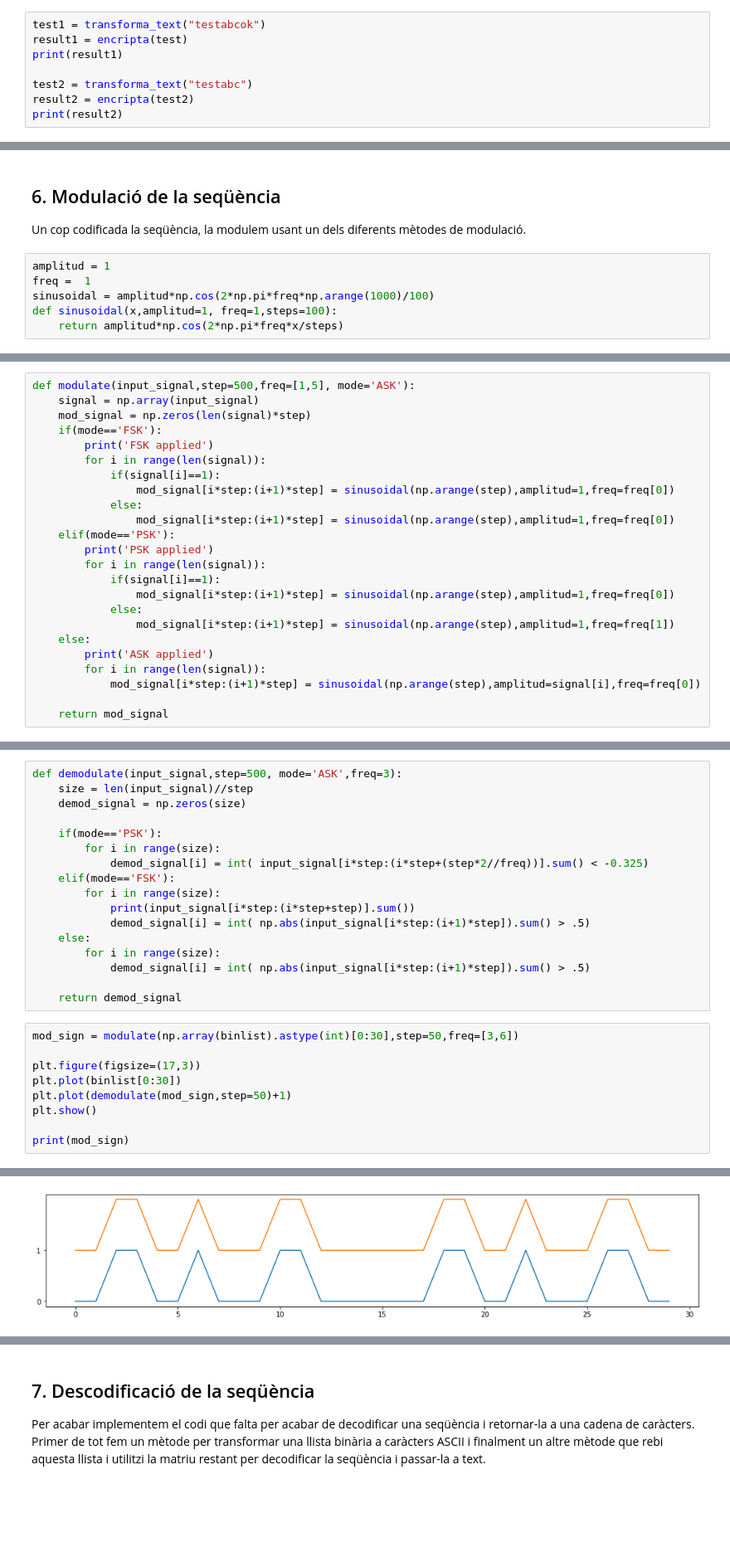
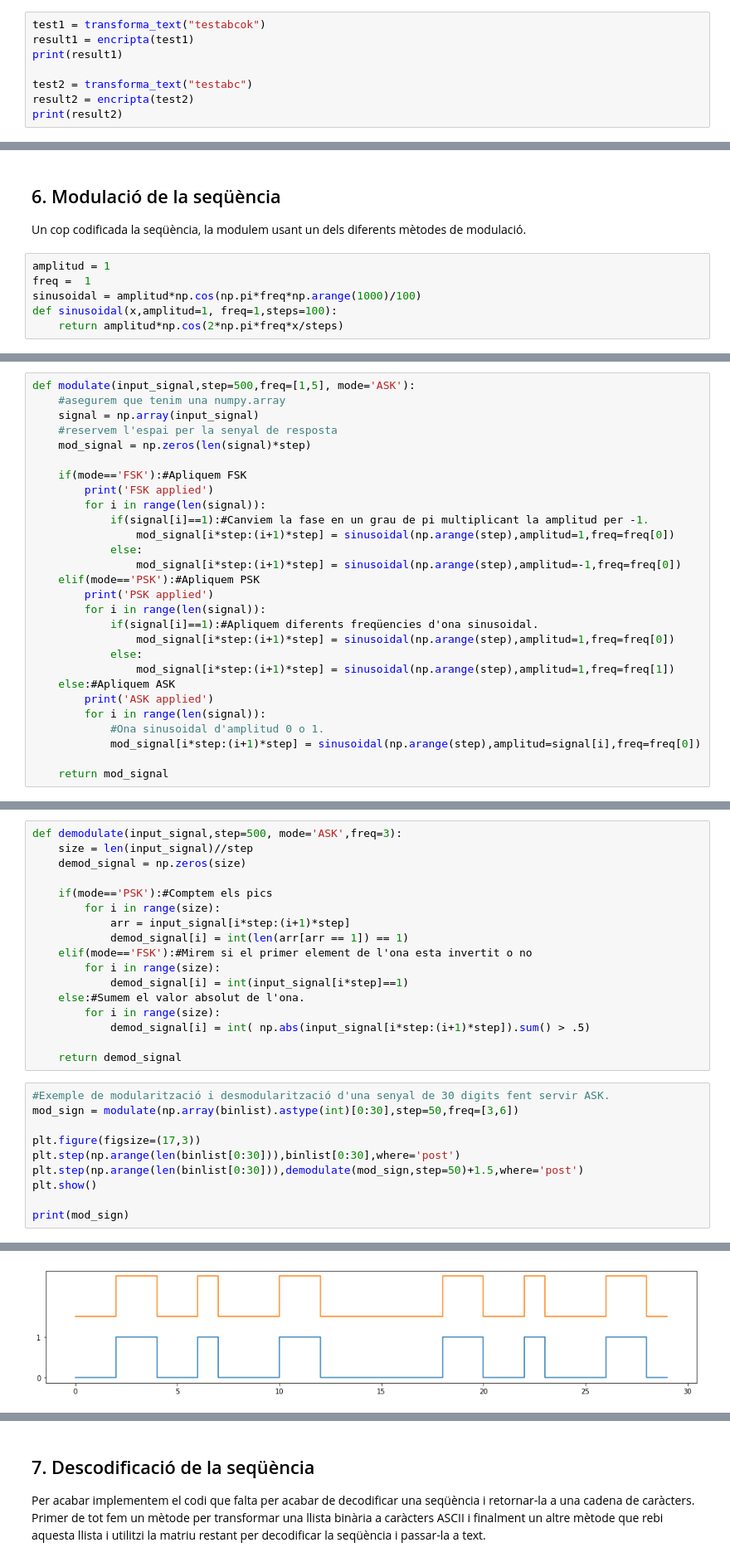
Before and after one commit to Daver35/Entregues_XRXS, a Jupyter notebook: XRXS.ipynb, the cells around one changed output, grey strips where cells are left out. Shown: that part at 83% size. Cells and saved outputs as stored; diff of their text form; blank space fills up the shorter version.

Commit message:
fixed mod/demod, added comments

```diff
--- a/XRXS.ipynb
+++ b/XRXS.ipynb
@@ -79,7 +79,7 @@ def encripta(idx_list):
     return code_list
 # %%
 test1 = transforma_text("testabcok")
-result1 = encripta(test)
+result1 = encripta(test1)
 print(result1)
 
 test2 = transforma_text("testabc")
@@ -290,7 +290,7 @@ Un cop codificada la seqüència, la modulem usant un dels diferents mètodes de
 # %%
 amplitud = 1
 freq =  1
-sinusoidal = amplitud*np.cos(2*np.pi*freq*np.arange(1000)/100)
+sinusoidal = amplitud*np.cos(np.pi*freq*np.arange(1000)/100)
 def sinusoidal(x,amplitud=1, freq=1,steps=100):
     return amplitud*np.cos(2*np.pi*freq*x/steps)
 # %%
@@ -301,24 +301,28 @@ plt.plot(sinusoidal(np.arange(1000)))
 # %%
 def modulate(input_signal,step=500,freq=[1,5], mode='ASK'):
+    #asegurem que tenim una numpy.array
     signal = np.array(input_signal)
+    #reservem l'espai per la senyal de resposta
     mod_signal = np.zeros(len(signal)*step)
-    if(mode=='FSK'):
+
+    if(mode=='FSK'):#Apliquem FSK
         print('FSK applied')
         for i in range(len(signal)):
-            if(signal[i]==1):
+            if(signal[i]==1):#Canviem la fase en un grau de pi multiplicant la amplitud per -1.
                 mod_signal[i*step:(i+1)*step] = sinusoidal(np.arange(step),amplitud=1,freq=freq[0])
             else:
-                mod_signal[i*step:(i+1)*step] = sinusoidal(np.arange(step),amplitud=1,freq=freq[0])
-    elif(mode=='PSK'):
+                mod_signal[i*step:(i+1)*step] = sinusoidal(np.arange(step),amplitud=-1,freq=freq[0])
+    elif(mode=='PSK'):#Apliquem PSK
         print('PSK applied')
         for i in range(len(signal)):
-            if(signal[i]==1):
+            if(signal[i]==1):#Apliquem diferents freqüencies d'ona sinusoidal.
                 mod_signal[i*step:(i+1)*step] = sinusoidal(np.arange(step),amplitud=1,freq=freq[0])
             else:
                 mod_signal[i*step:(i+1)*step] = sinusoidal(np.arange(step),amplitud=1,freq=freq[1])
-    else:
+    else:#Apliquem ASK
         print('ASK applied')
         for i in range(len(signal)):
+            #Ona sinusoidal d'amplitud 0 o 1.
             mod_signal[i*step:(i+1)*step] = sinusoidal(np.arange(step),amplitud=signal[i],freq=freq[0])
 
     return mod_signal
@@ -338,29 +343,30 @@ def demodulate(input_signal,step=500, mode='ASK',freq=3):
     size = len(input_signal)//step
     demod_signal = np.zeros(size)
 
-    if(mode=='PSK'):
+    if(mode=='PSK'):#Comptem els pics
         for i in range(size):
-            demod_signal[i] = int( input_signal[i*step:(i*step+(step*2//freq))].sum() < -0.325)
-    elif(mode=='FSK'):
+            arr = input_signal[i*step:(i+1)*step]
+            demod_signal[i] = int(len(arr[arr == 1]) == 1)
+    elif(mode=='FSK'):#Mirem si el primer element de l'ona esta invertit o no
         for i in range(size):
-            print(input_signal[i*step:(i*step+step)].sum())
-            demod_signal[i] = int( np.abs(input_signal[i*step:(i+1)*step]).sum() > .5)
-    else:
+            demod_signal[i] = int(input_signal[i*step]==1)
+    else:#Sumem el valor absolut de l'ona.
         for i in range(size):
             demod_signal[i] = int( np.abs(input_signal[i*step:(i+1)*step]).sum() > .5)
 
     return demod_signal
 # %%
+#Exemple de modularització i desmodularització d'una senyal de 30 digits fent servir ASK.
 mod_sign = modulate(np.array(binlist).astype(int)[0:30],step=50,freq=[3,6])
 
 plt.figure(figsize=(17,3))
-plt.plot(binlist[0:30])
-plt.plot(demodulate(mod_sign,step=50)+1)
+plt.step(np.arange(len(binlist[0:30])),binlist[0:30],where='post')
+plt.step(np.arange(len(binlist[0:30])),demodulate(mod_sign,step=50)+1.5,where='post')
 plt.show()
 
 print(mod_sign)
 # %% [output]
 ASK applied
-[figure, old version]
+[figure, new version]
 [ 0.  0.  0. ... -0. -0. -0.]
 # %%
```
Also changed, not shown: parts of 8 cells of this notebook.
